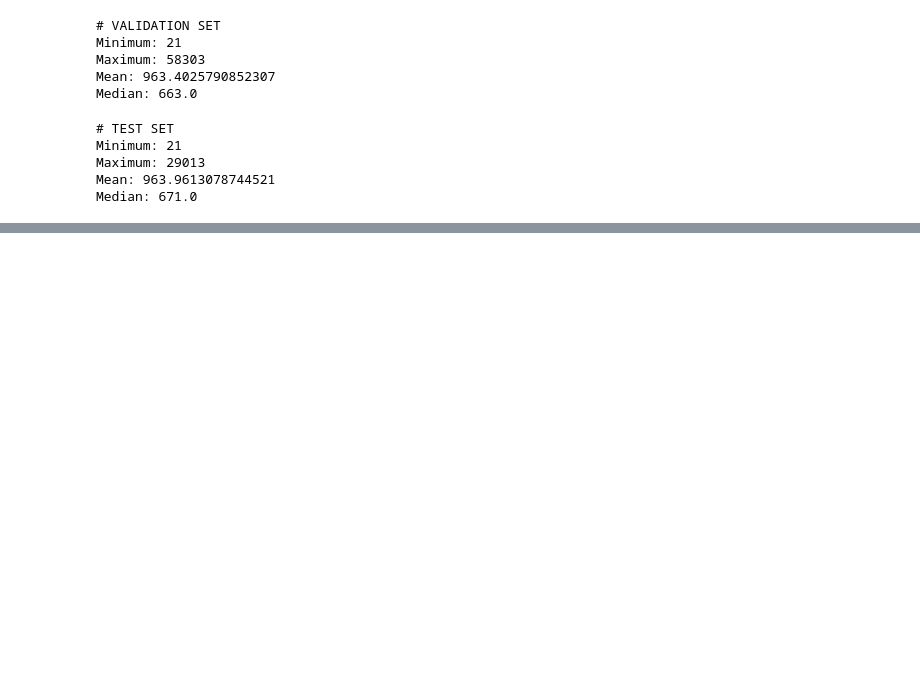
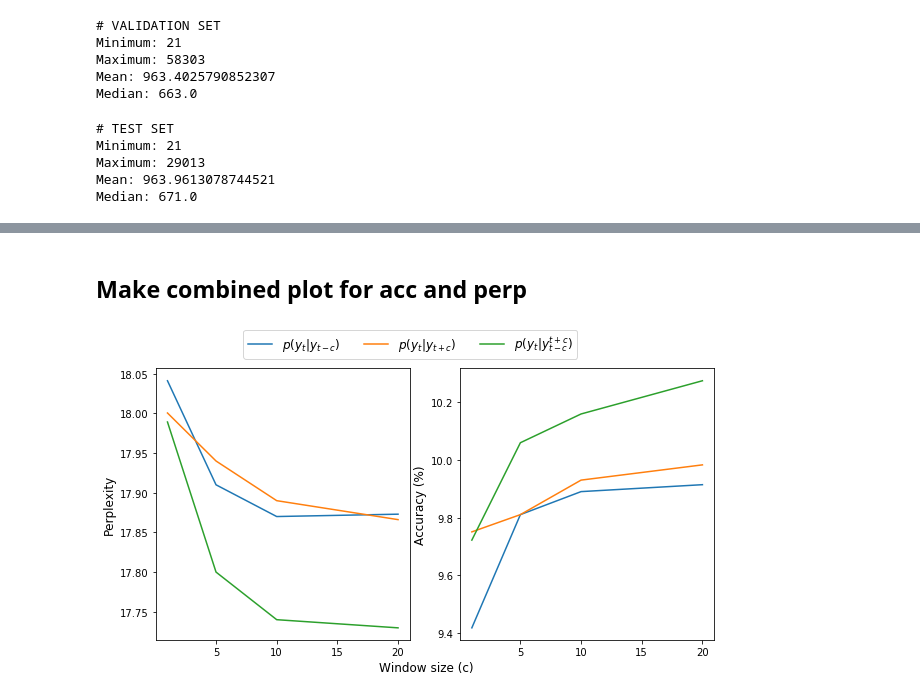
Before and after one commit to mari756h/The_unemployed_cells, a Jupyter notebook: Visualize.ipynb, the cells around one changed output, grey strips where cells are left out. Saved outputs shown, nothing was run; the diff lists cells and outputs as text; code cells hidden in the pictures; blank space fills up the shorter version.

```diff
--- a/Visualize.ipynb
+++ b/Visualize.ipynb
@@ -89,0 +162,27 @@ plt.hist([train, valid, test])
+# %% [markdown]
+## Make combined plot for acc and perp
+# %%
+fig, (ax1, ax2) = plt.subplots(nrows=1, ncols=2, figsize=(10, 5))
+
+# ax1 is perplexity
+pre, post, both = ax1.plot(perp.index, perp.pre, 'C0', perp.index, perp.post, 'C1', perp.index, perp.both, 'C2')
+#post = ax1.plot(perp.index, perp.post, '-', color='C1', label='$p\left(y_t|y_{t+c}\right)$')
+#both = ax1.plot(perp.index, perp.both, '-', color='C2', label='$p\left(y_t|y_{t-c}^{t+c}\right)$')
+ax1.set_ylabel('Perplexity', fontsize=12)
+
+# ax2 is accuracy
+ax2.plot(perp.index, acc.pre, '-', color='C0')
+ax2.plot(perp.index, acc.post, '-', color='C1')
+ax2.plot(perp.index, acc.both, '-', color='C2')
+ax2.set_ylabel('Accuracy (%)', fontsize=12)
+
+# Overall figure settings
+fig.text(0.5, 0.04, 'Window size (c)', ha='center', fontsize=12)
+fig.legend(handles=[pre, post, both],
+           loc='upper center', labels=['$p(y_t|y_{t-c})$', '$p(y_t|y_{t+c})$', '$p(y_t|y_{t-c}^{t+c})$'],
+           ncol=3, fontsize=12)
+#          labels=['$p\left(y_t|y_{t-c}\right)$', '$p\left(y_t|y_{t+c}\right)$', '$p\left(y_t|y_{t-c}^{t+c}\right)$'])
+#labels=['$p\left(y_t|y_{t-c}\right)$', '$p\left(y_t|y_{t+c}\right)$', '$p\left(y_t|y_{t-c}^{t+c}\right)$']
+plt.savefig(wkdir+'performances.pdf', dpi=1000)
+# %% [output]
+[figure, added]
```
Also changed, not shown: parts of 15 cells of this notebook, 3 other files.
